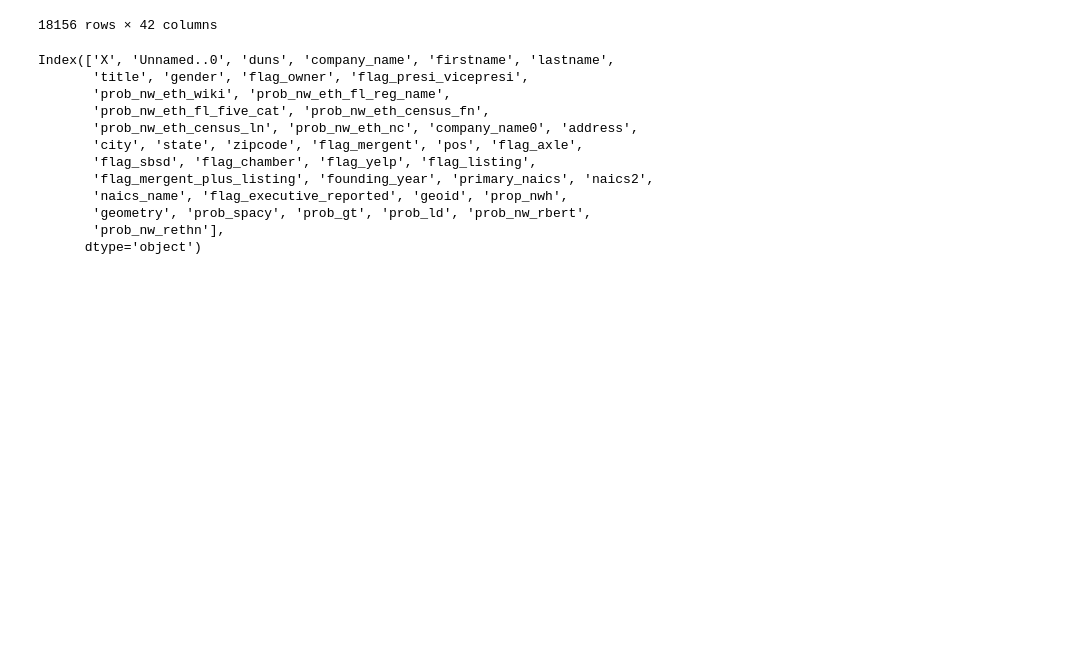
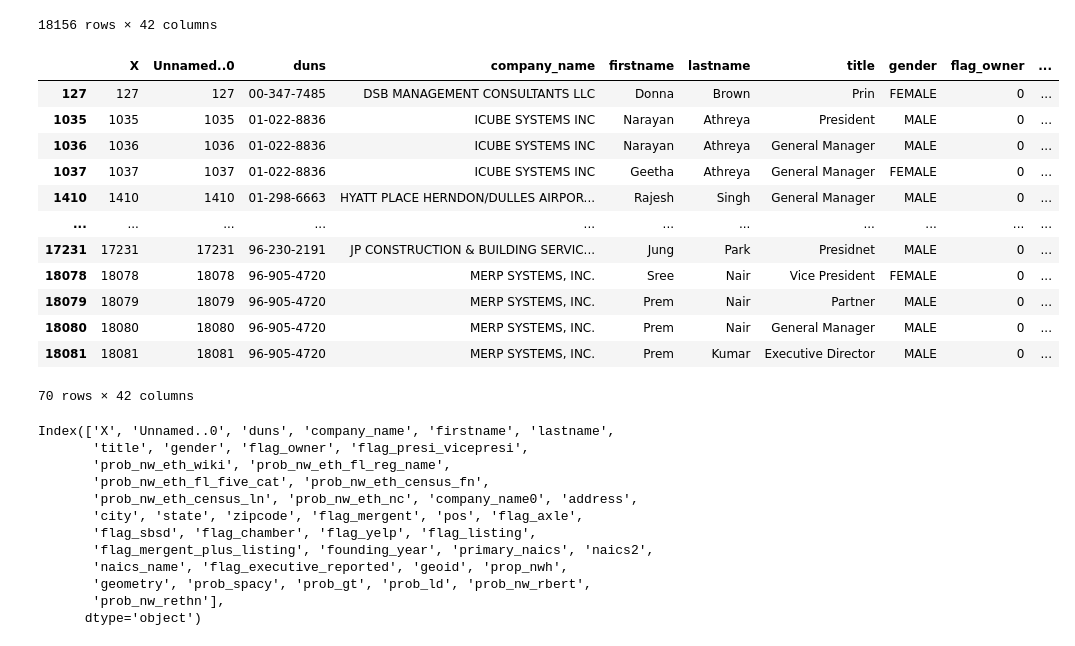
Before and after one commit to DSPG-Young-Scholars-Program/dspg23businessclimate, a Jupyter notebook: codes/cleaning/final_analysis.ipynb, the cells around one changed output. Saved outputs shown, nothing was run; the diff lists cells and outputs as text; code cells hidden in the pictures; blank space fills up the shorter version.

```diff
--- a/codes/cleaning/final_analysis.ipynb
+++ b/codes/cleaning/final_analysis.ipynb
@@ -30,6 +30,23 @@ final_data
 | 18154 | 18154 | 18154 | 96-996-0488 | LAGNIAPPE CONSULTING, LLC | Omar | Daniels | Co-owner | MALE | 0 | ... |
 | 18155 | 18155 | 18155 | 96-998-7424 | ACQUISITION MANAGEMENT SYSTEMS, LLC | Helen | Zilvinskis-clar | Member | FEMALE | 0 | ... |
 18156 rows × 42 columns
+# %%
+x = final_data[final_data['flag_listing'] == 1]
+x
+# %% [output]
+|  | X | Unnamed..0 | duns | company_name | firstname | lastname | title | gender | flag_owner | ... |
+| 127 | 127 | 127 | 00-347-7485 | DSB MANAGEMENT CONSULTANTS LLC | Donna | Brown | Prin | FEMALE | 0 | ... |
+| 1035 | 1035 | 1035 | 01-022-8836 | ICUBE SYSTEMS INC | Narayan | Athreya | President | MALE | 0 | ... |
+| 1036 | 1036 | 1036 | 01-022-8836 | ICUBE SYSTEMS INC | Narayan | Athreya | General Manager | MALE | 0 | ... |
+| 1037 | 1037 | 1037 | 01-022-8836 | ICUBE SYSTEMS INC | Geetha | Athreya | General Manager | FEMALE | 0 | ... |
+| 1410 | 1410 | 1410 | 01-298-6663 | HYATT PLACE HERNDON/DULLES AIRPOR... | Rajesh | Singh | General Manager | MALE | 0 | ... |
+| ... | ... | ... | ... | ... | ... | ... | ... | ... | ... | ... |
+| 17231 | 17231 | 17231 | 96-230-2191 | JP CONSTRUCTION & BUILDING SERVIC... | Jung | Park | Presidnet | MALE | 0 | ... |
+| 18078 | 18078 | 18078 | 96-905-4720 | MERP SYSTEMS, INC. | Sree | Nair | Vice President | FEMALE | 0 | ... |
+| 18079 | 18079 | 18079 | 96-905-4720 | MERP SYSTEMS, INC. | Prem | Nair | Partner | MALE | 0 | ... |
+| 18080 | 18080 | 18080 | 96-905-4720 | MERP SYSTEMS, INC. | Prem | Nair | General Manager | MALE | 0 | ... |
+| 18081 | 18081 | 18081 | 96-905-4720 | MERP SYSTEMS, INC. | Prem | Kumar | Executive Director | MALE | 0 | ... |
+70 rows × 42 columns
 # %%
 final_data.columns
 # %% [output]
```
Also changed, not shown: 22 other files.
